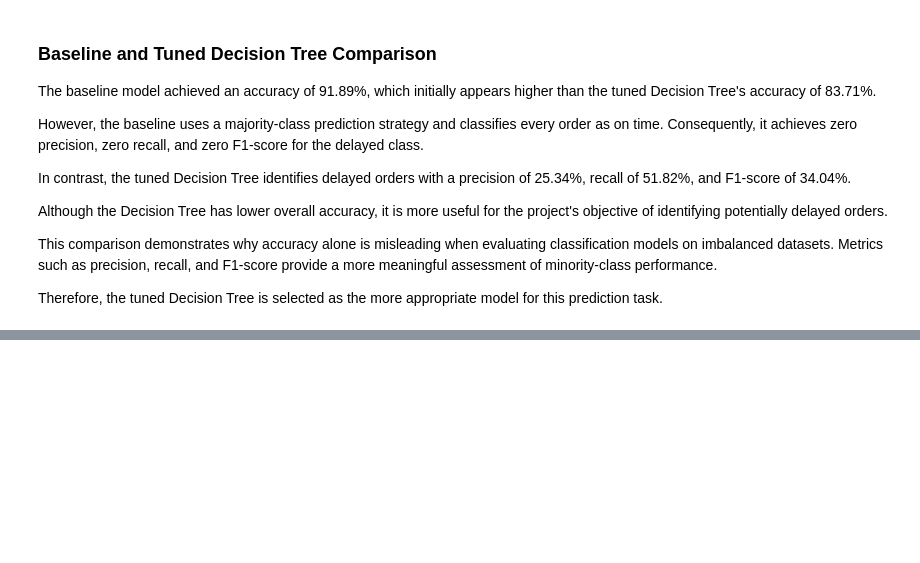
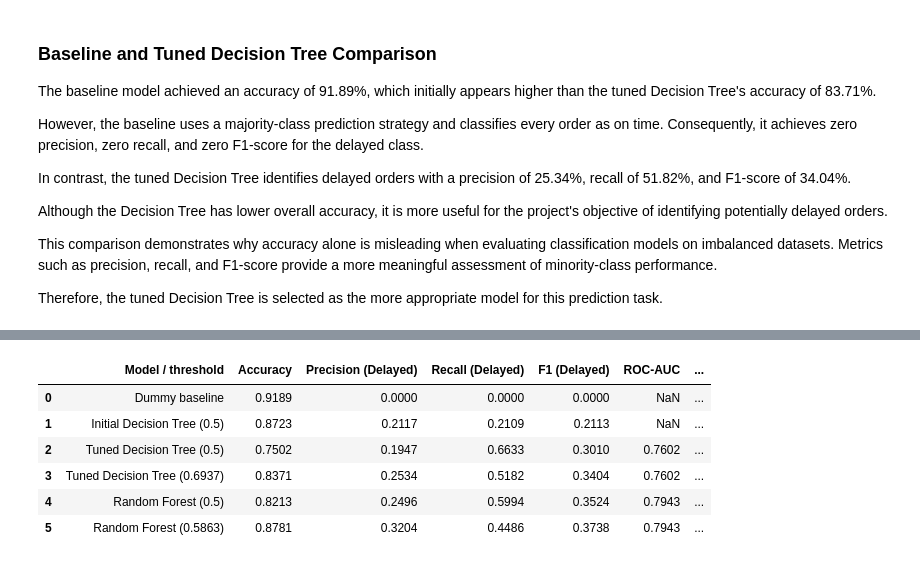
Before and after one commit to Given-Kangwa/Prediction_of_E-Commerce-Delivary_delays, a Jupyter notebook: data_exploration.ipynb, the cells around one changed output, grey strips where cells are left out. Saved outputs shown, nothing was run; the diff lists cells and outputs as text; code cells hidden in the pictures; blank space fills up the shorter version.

Commit message:
update the data_exploration and added the report

```diff
--- a/data_exploration.ipynb
+++ b/data_exploration.ipynb
@@ -95,19 +111,0 @@ All datasets loaded successfully!
-# %%
-datasets = {
-    "Orders": orders,
-    "Order Items": order_items,
-    "Customers": customers,
-    "Products": products,
-    "Sellers": sellers,
-    "Payments": payments,
-    "Category Translation": category_translation
-}
-
-for name, df in datasets.items():
-    print(f"\n{'=' * 50}")
-    print(f"{name}")
-    print(f"Shape: {df.shape}")
-    print("\nColumns:")
-    print(df.columns.tolist())
-    print("\nMissing values:")
-    print(df.isnull().sum())
@@ -2715,0 +3107,70 @@ Overall, the model demonstrates useful predictive patterns but should be conside
+# %%
+# Assemble a comparison using the saved Decision Tree and Random Forest results.
+# ROC-AUC and Average Precision are threshold-independent.
+comparison_rows = [
+    {
+        "Model / threshold": "Dummy baseline",
+        "Accuracy": 0.9189,
+        "Precision (Delayed)": 0.0000,
+        "Recall (Delayed)": 0.0000,
+        "F1 (Delayed)": 0.0000,
+        "ROC-AUC": np.nan,
+        "Average Precision": np.nan
+    },
+    {
+        "Model / threshold": "Initial Decision Tree (0.5)",
+        "Accuracy": 0.8723,
+        "Precision (Delayed)": 0.2117,
+        "Recall (Delayed)": 0.2109,
+        "F1 (Delayed)": 0.2113,
+        "ROC-AUC": np.nan,
+        "Average Precision": np.nan
+    },
+    {
+        "Model / threshold": "Tuned Decision Tree (0.5)",
+        "Accuracy": accuracy_score(y_test, default_predictions),
+        "Precision (Delayed)": precision_score(y_test, default_predictions, zero_division=0),
+        "Recall (Delayed)": recall_score(y_test, default_predictions, zero_division=0),
+        "F1 (Delayed)": f1_score(y_test, default_predictions, zero_division=0),
+        "ROC-AUC": roc_auc_score(y_test, test_probabilities),
+        "Average Precision": average_precision_score(y_test, test_probabilities)
+    },
+    {
+        "Model / threshold": f"Tuned Decision Tree ({best_threshold:.4f})",
+        "Accuracy": accuracy_score(y_test, threshold_predictions),
+        "Precision (Delayed)": precision_score(y_test, threshold_predictions, zero_division=0),
+        "Recall (Delayed)": recall_score(y_test, threshold_predictions, zero_division=0),
+        "F1 (Delayed)": f1_score(y_test, threshold_predictions, zero_division=0),
+        "ROC-AUC": roc_auc_score(y_test, test_probabilities),
+        "Average Precision": average_precision_score(y_test, test_probabilities)
+    },
+    {
+        "Model / threshold": "Random Forest (0.5)",
+        "Accuracy": accuracy_score(y_test, rf_predictions),
+        "Precision (Delayed)": precision_score(y_test, rf_predictions, zero_division=0),
+        "Recall (Delayed)": recall_score(y_test, rf_predictions, zero_division=0),
+        "F1 (Delayed)": f1_score(y_test, rf_predictions, zero_division=0),
+        "ROC-AUC": roc_auc_score(y_test, rf_probabilities),
+        "Average Precision": average_precision_score(y_test, rf_probabilities)
+    },
+    {
+        "Model / threshold": f"Random Forest ({rf_best_threshold:.4f})",
+        "Accuracy": accuracy_score(y_test, rf_threshold_predictions),
+        "Precision (Delayed)": precision_score(y_test, rf_threshold_predictions, zero_division=0),
+        "Recall (Delayed)": recall_score(y_test, rf_threshold_predictions, zero_division=0),
+        "F1 (Delayed)": f1_score(y_test, rf_threshold_predictions, zero_division=0),
+        "ROC-AUC": roc_auc_score(y_test, rf_probabilities),
+        "Average Precision": average_precision_score(y_test, rf_probabilities)
+    }
+]
+
+model_comparison = pd.DataFrame(comparison_rows)
+display(model_comparison.round(4))
+# %% [output]
+|  | Model / threshold | Accuracy | Precision (Delayed) | Recall (Delayed) | F1 (Delayed) | ROC-AUC | ... |
+| 0 | Dummy baseline | 0.9189 | 0.0000 | 0.0000 | 0.0000 | NaN | ... |
+| 1 | Initial Decision Tree (0.5) | 0.8723 | 0.2117 | 0.2109 | 0.2113 | NaN | ... |
+| 2 | Tuned Decision Tree (0.5) | 0.7502 | 0.1947 | 0.6633 | 0.3010 | 0.7602 | ... |
+| 3 | Tuned Decision Tree (0.6937) | 0.8371 | 0.2534 | 0.5182 | 0.3404 | 0.7602 | ... |
+| 4 | Random Forest (0.5) | 0.8213 | 0.2496 | 0.5994 | 0.3524 | 0.7943 | ... |
+| 5 | Random Forest (0.5863) | 0.8781 | 0.3204 | 0.4486 | 0.3738 | 0.7943 | ... |
```
Also changed, not shown: parts of 49 cells of this notebook, 3 other files.
